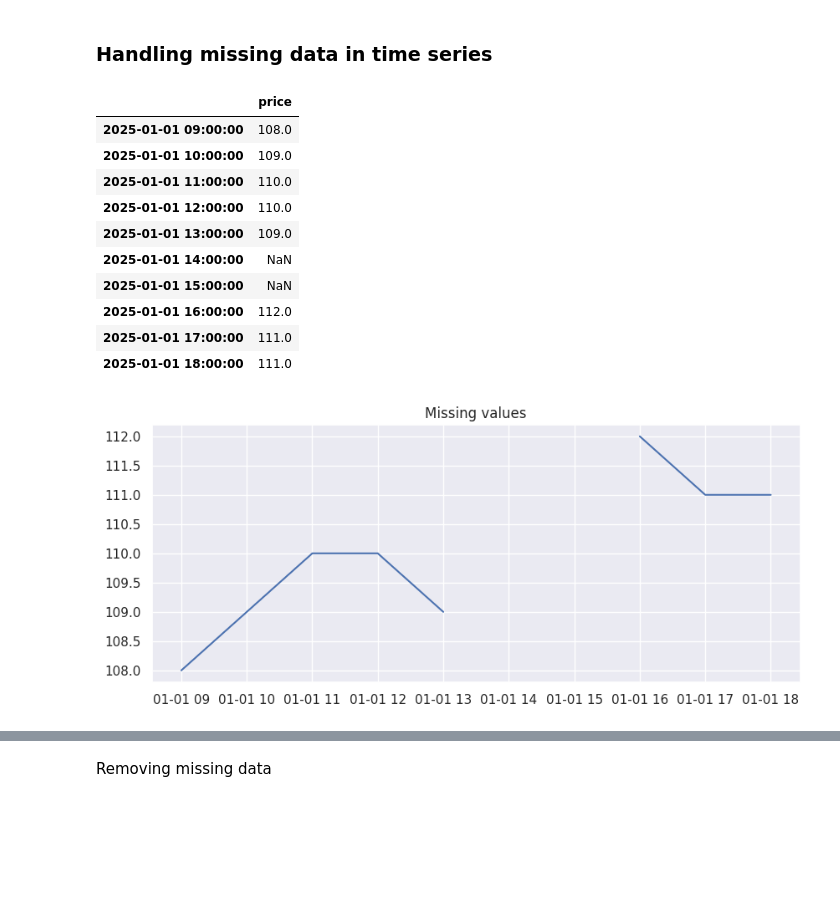
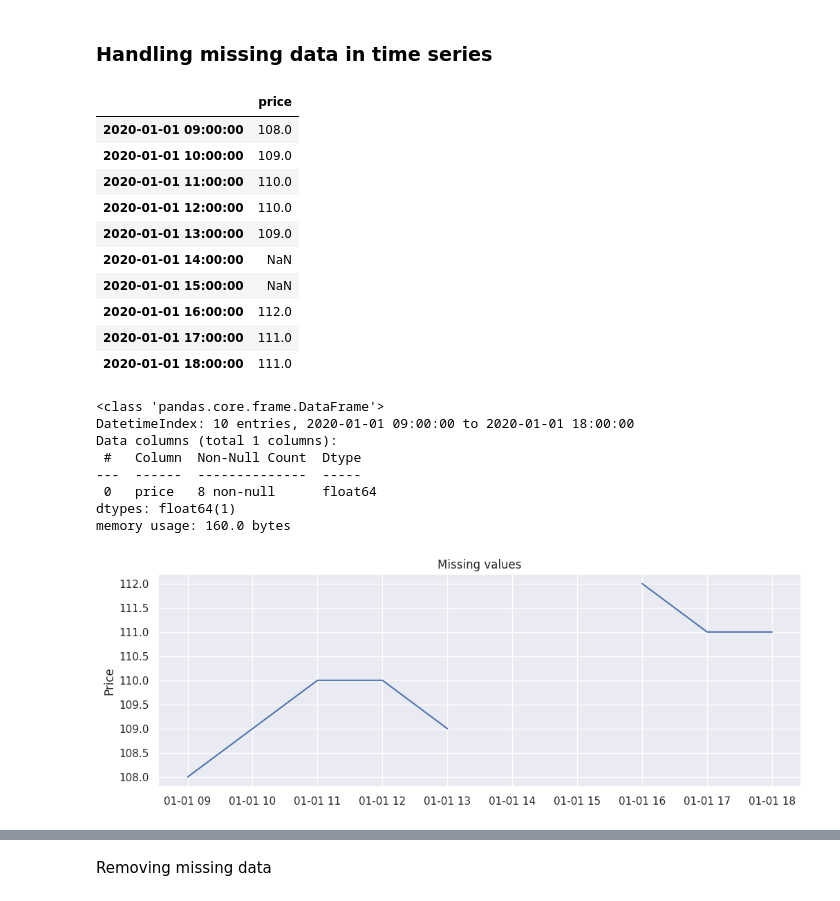
Before and after one commit to KarolinaK-14/ML, a Jupyter notebook: missing_values.ipynb, the cells around one changed output, grey strips where cells are left out. Saved outputs shown, nothing was run; the diff lists cells and outputs as text; code cells hidden in the pictures; blank space fills up the shorter version.

```diff
--- a/missing_values.ipynb
+++ b/missing_values.ipynb
@@ -302,31 +308,57 @@ df
 ### <a name='5'></a> Handling missing data in time series
 # %%
 data = {'price': [108, 109, 110, 110, 109, np.nan, np.nan, 112, 111, 111]}
-date_range = pd.date_range(start='01-01-2025 09:00', end='01-01-2025 18:00', periods=10)
+date_range = pd.date_range(start='01-01-2020 09:00', end='01-01-2020 18:00', periods=10)
+# date_range = pd.date_range(start='01-01-2020 09:00', end='01-01-2020 18:00', freq='h')
+
 df = pd.DataFrame(data=data, index=date_range)
 df
 # %% [output]
 |  | price |
-| 2025-01-01 09:00:00 | 108.0 |
-| 2025-01-01 10:00:00 | 109.0 |
-| 2025-01-01 11:00:00 | 110.0 |
-| 2025-01-01 12:00:00 | 110.0 |
-| 2025-01-01 13:00:00 | 109.0 |
-| 2025-01-01 14:00:00 | NaN |
-| 2025-01-01 15:00:00 | NaN |
-| 2025-01-01 16:00:00 | 112.0 |
-| 2025-01-01 17:00:00 | 111.0 |
-| 2025-01-01 18:00:00 | 111.0 |
+| 2020-01-01 09:00:00 | 108.0 |
+| 2020-01-01 10:00:00 | 109.0 |
+| 2020-01-01 11:00:00 | 110.0 |
+| 2020-01-01 12:00:00 | 110.0 |
+| 2020-01-01 13:00:00 | 109.0 |
+| 2020-01-01 14:00:00 | NaN |
+| 2020-01-01 15:00:00 | NaN |
+| 2020-01-01 16:00:00 | 112.0 |
+| 2020-01-01 17:00:00 | 111.0 |
+| 2020-01-01 18:00:00 | 111.0 |
+# %%
+df.info()
+# %% [output]
+<class 'pandas.core.frame.DataFrame'>
+DatetimeIndex: 10 entries, 2020-01-01 09:00:00 to 2020-01-01 18:00:00
+Data columns (total 1 columns):
+ #   Column  Non-Null Count  Dtype
+---  ------  --------------  -----
+ 0   price   8 non-null      float64
+dtypes: float64(1)
+memory usage: 160.0 bytes
 # %%
+# from pandas.plotting import register_matplotlib_converters
+# from matplotlib import pyplot as plt
+# import seaborn as sns
+# register_matplotlib_converters()
+# sns.set()
+
+# plt.figure(figsize=(10, 4))
+# plt.title('Missing values')
+# _ = plt.plot(df.price)
+
 from pandas.plotting import register_matplotlib_converters
 from matplotlib import pyplot as plt
 import seaborn as sns
+
 register_matplotlib_converters()
 sns.set()
 
-plt.figure(figsize=(10, 4))
+plt.figure(figsize=(12, 4))
 plt.title('Missing values')
 _ = plt.plot(df.price)
+plt.ylabel('Price')
+plt.show()
 # %% [output]
-[figure, old version]
+[figure, new version]
 # %%
```
Also changed, not shown: parts of 9 cells of this notebook.
